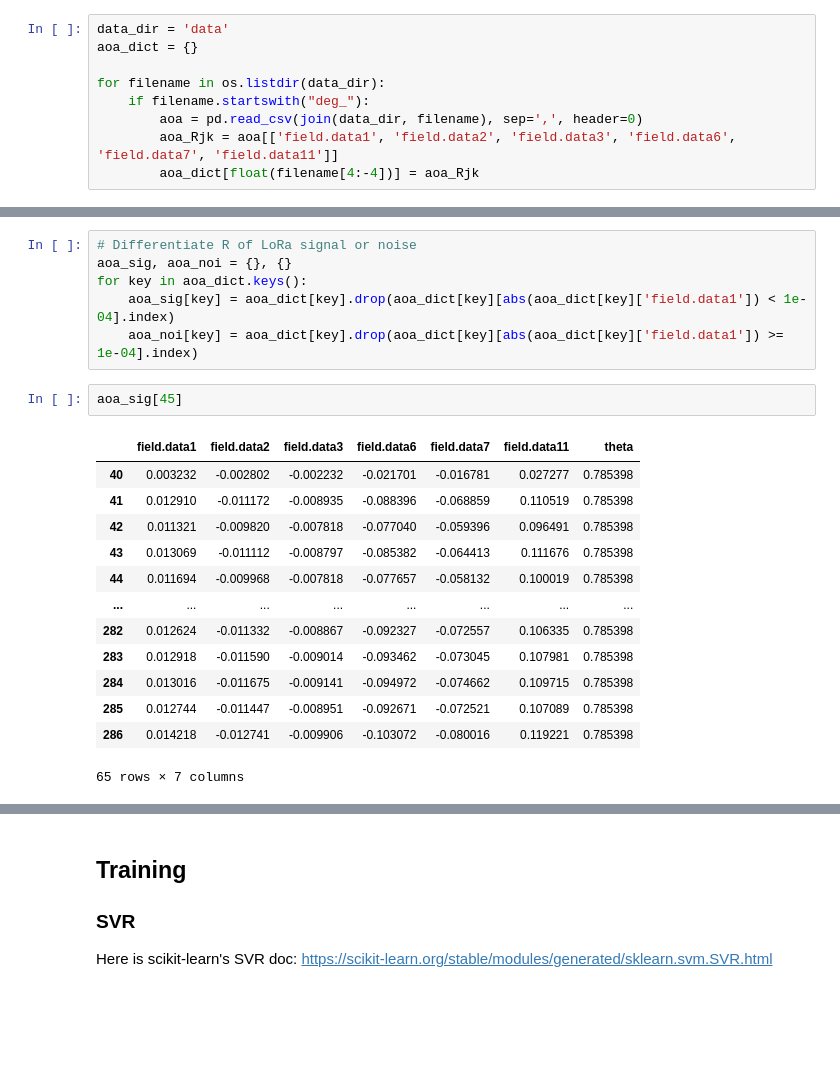
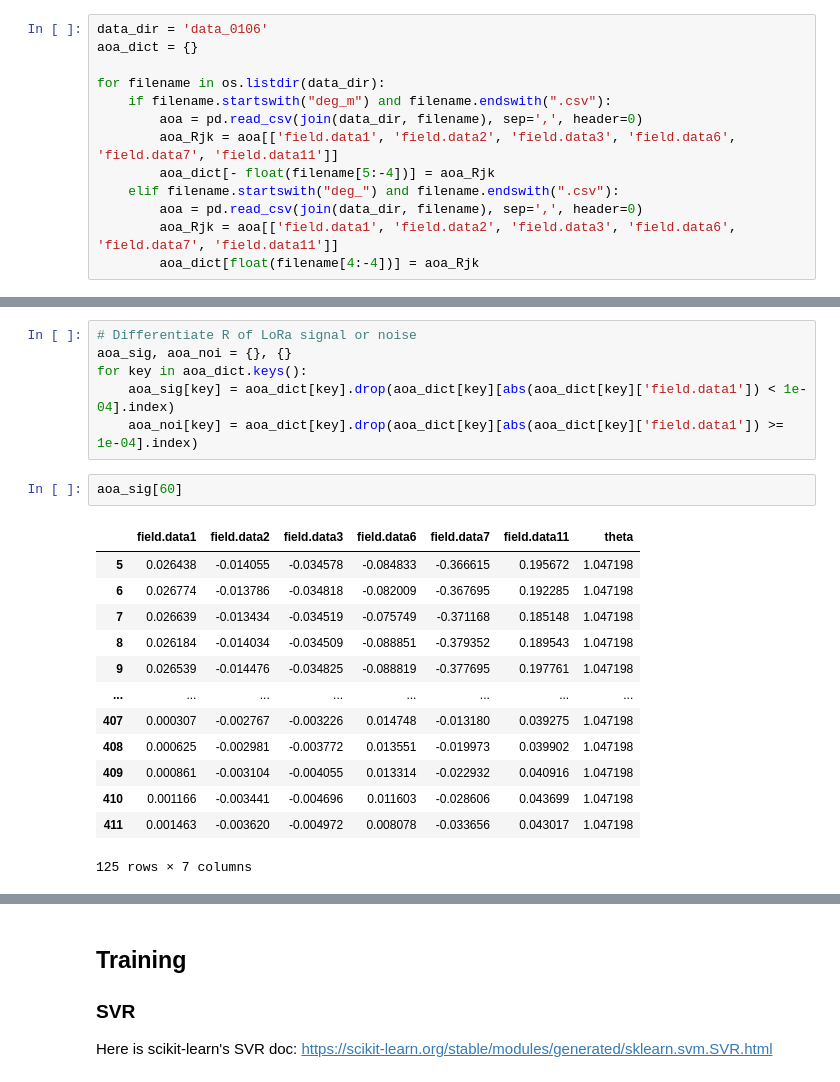
Before and after one commit to zdai257/DeepAOANet, a Jupyter notebook: R2deg.ipynb, the cells around one changed output, grey strips where cells are left out. Cells and saved outputs as stored; diff of their text form; blank space fills up the shorter version.

```diff
--- a/R2deg.ipynb
+++ b/R2deg.ipynb
@@ -24,11 +24,15 @@ from sklearn.metrics import confusion_matrix, classification_report, mean_square
 ## Preparation
 Create dataset for training and testing from Rosbag recorded .csv file named as 'deg_(theta).csv'. Useful features lie in field 1, 2, 3, 6, 7, and 11 of the spatial correlation matrix, R.
 # %%
-data_dir = 'data'
+data_dir = 'data_0106'
 aoa_dict = {}
 
 for filename in os.listdir(data_dir):
-    if filename.startswith("deg_"):
+    if filename.startswith("deg_m") and filename.endswith(".csv"):
+        aoa = pd.read_csv(join(data_dir, filename), sep=',', header=0)
+        aoa_Rjk = aoa[['field.data1', 'field.data2', 'field.data3', 'field.data6', 'field.data7', 'field.data11']]
+        aoa_dict[- float(filename[5:-4])] = aoa_Rjk
+    elif filename.startswith("deg_") and filename.endswith(".csv"):
         aoa = pd.read_csv(join(data_dir, filename), sep=',', header=0)
         aoa_Rjk = aoa[['field.data1', 'field.data2', 'field.data3', 'field.data6', 'field.data7', 'field.data11']]
         aoa_dict[float(filename[4:-4])] = aoa_Rjk
@@ -95,20 +95,20 @@ for key in aoa_dict.keys():
     aoa_sig[key] = aoa_dict[key].drop(aoa_dict[key][abs(aoa_dict[key]['field.data1']) < 1e-04].index)
     aoa_noi[key] = aoa_dict[key].drop(aoa_dict[key][abs(aoa_dict[key]['field.data1']) >= 1e-04].index)
 # %%
-aoa_sig[45]
+aoa_sig[60]
 # %% [output]
 |  | field.data1 | field.data2 | field.data3 | field.data6 | field.data7 | field.data11 | theta |
-| 40 | 0.003232 | -0.002802 | -0.002232 | -0.021701 | -0.016781 | 0.027277 | 0.785398 |
-| 41 | 0.012910 | -0.011172 | -0.008935 | -0.088396 | -0.068859 | 0.110519 | 0.785398 |
-| 42 | 0.011321 | -0.009820 | -0.007818 | -0.077040 | -0.059396 | 0.096491 | 0.785398 |
-| 43 | 0.013069 | -0.011112 | -0.008797 | -0.085382 | -0.064413 | 0.111676 | 0.785398 |
-| 44 | 0.011694 | -0.009968 | -0.007818 | -0.077657 | -0.058132 | 0.100019 | 0.785398 |
+| 5 | 0.026438 | -0.014055 | -0.034578 | -0.084833 | -0.366615 | 0.195672 | 1.047198 |
+| 6 | 0.026774 | -0.013786 | -0.034818 | -0.082009 | -0.367695 | 0.192285 | 1.047198 |
+| 7 | 0.026639 | -0.013434 | -0.034519 | -0.075749 | -0.371168 | 0.185148 | 1.047198 |
+| 8 | 0.026184 | -0.014034 | -0.034509 | -0.088851 | -0.379352 | 0.189543 | 1.047198 |
+| 9 | 0.026539 | -0.014476 | -0.034825 | -0.088819 | -0.377695 | 0.197761 | 1.047198 |
 | ... | ... | ... | ... | ... | ... | ... | ... |
-| 282 | 0.012624 | -0.011332 | -0.008867 | -0.092327 | -0.072557 | 0.106335 | 0.785398 |
-| 283 | 0.012918 | -0.011590 | -0.009014 | -0.093462 | -0.073045 | 0.107981 | 0.785398 |
-| 284 | 0.013016 | -0.011675 | -0.009141 | -0.094972 | -0.074662 | 0.109715 | 0.785398 |
-| 285 | 0.012744 | -0.011447 | -0.008951 | -0.092671 | -0.072521 | 0.107089 | 0.785398 |
-| 286 | 0.014218 | -0.012741 | -0.009906 | -0.103072 | -0.080016 | 0.119221 | 0.785398 |
+| 407 | 0.000307 | -0.002767 | -0.003226 | 0.014748 | -0.013180 | 0.039275 | 1.047198 |
+| 408 | 0.000625 | -0.002981 | -0.003772 | 0.013551 | -0.019973 | 0.039902 | 1.047198 |
+| 409 | 0.000861 | -0.003104 | -0.004055 | 0.013314 | -0.022932 | 0.040916 | 1.047198 |
+| 410 | 0.001166 | -0.003441 | -0.004696 | 0.011603 | -0.028606 | 0.043699 | 1.047198 |
+| 411 | 0.001463 | -0.003620 | -0.004972 | 0.008078 | -0.033656 | 0.043017 | 1.047198 |
-65 rows × 7 columns
+125 rows × 7 columns
 # %%
 # Xaoa = aoa_sig <-> theta[Rad]
```
Also changed, not shown: parts of 14 cells of this notebook.
